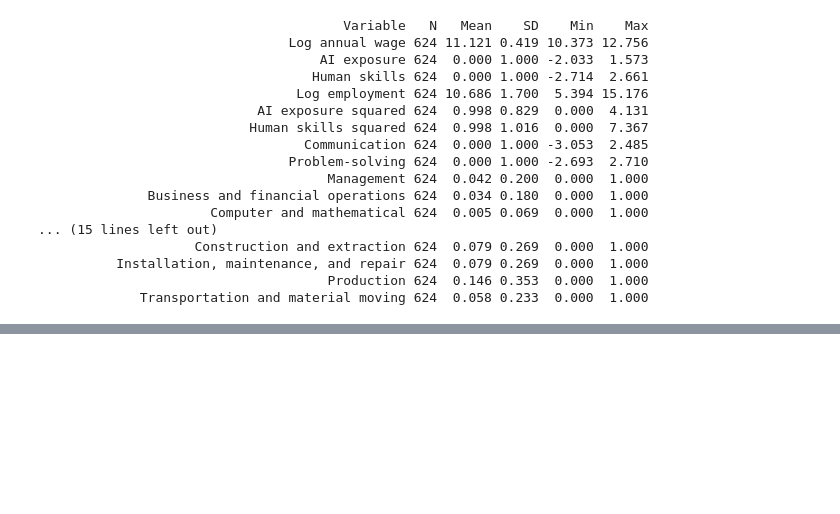
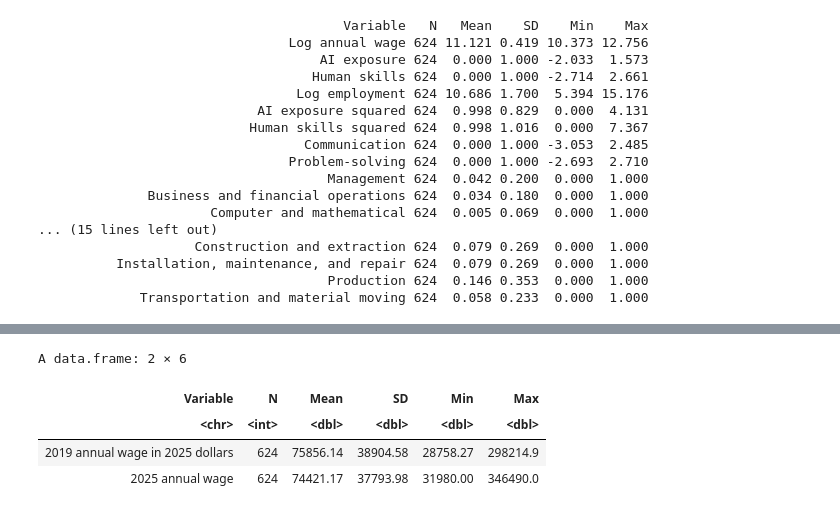
Before and after one commit to hannahgtsui/Project-Econ-326, a Jupyter notebook: Econ 326 Project.ipynb, the cells around one changed output, grey strips where cells are left out. Drawn from its saved outputs; the diff is of its cells as text; code cells hidden in the pictures; blank space fills up the shorter version.

```diff
--- a/Econ 326 Project.ipynb
+++ b/Econ 326 Project.ipynb
@@ -820,0 +923,6 @@ print(summary_display, row.names = FALSE)
+# %%
+comparison_data <- comparison_data %>%
+  mutate(
+    real_wage_2019 = wage_2019 * (321.465 / 256.092),
+    real_wage_2025 = wage
+  )
@@ -820,0 +940,12 @@ print(summary_display, row.names = FALSE)
+# %%
+wage_2019_summary <- comparison_data %>%
+  summarise(
+    Variable = "2019 annual wage in 2025 dollars",
+    N = n(),
+    Mean = mean(real_wage_2019),
+    SD = sd(real_wage_2019),
+    Min = min(real_wage_2019),
+    Max = max(real_wage_2019)
+  )
+
+wage_2019_summary
@@ -820,0 +957,12 @@ print(summary_display, row.names = FALSE)
+# %%
+wage_2025_summary <- comparison_data %>%
+  summarise(
+    Variable = "2025 annual wage",
+    N = n(),
+    Mean = mean(real_wage_2025),
+    SD = sd(real_wage_2025),
+    Min = min(real_wage_2025),
+    Max = max(real_wage_2025)
+  )
+
+wage_2025_summary
@@ -820,0 +974,13 @@ print(summary_display, row.names = FALSE)
+# %%
+wage_comparison_table <- bind_rows(
+  wage_2019_summary,
+  wage_2025_summary
+)
+
+wage_comparison_table
+# %% [output]
+A data.frame: 2 × 6
+| Variable | N | Mean | SD | Min | Max |
+| <chr> | <int> | <dbl> | <dbl> | <dbl> | <dbl> |
+| 2019 annual wage in 2025 dollars | 624 | 75856.14 | 38904.58 | 28758.27 | 298214.9 |
+| 2025 annual wage | 624 | 74421.17 | 37793.98 | 31980.00 | 346490.0 |
```
Also changed, not shown: parts of 15 cells of this notebook.
